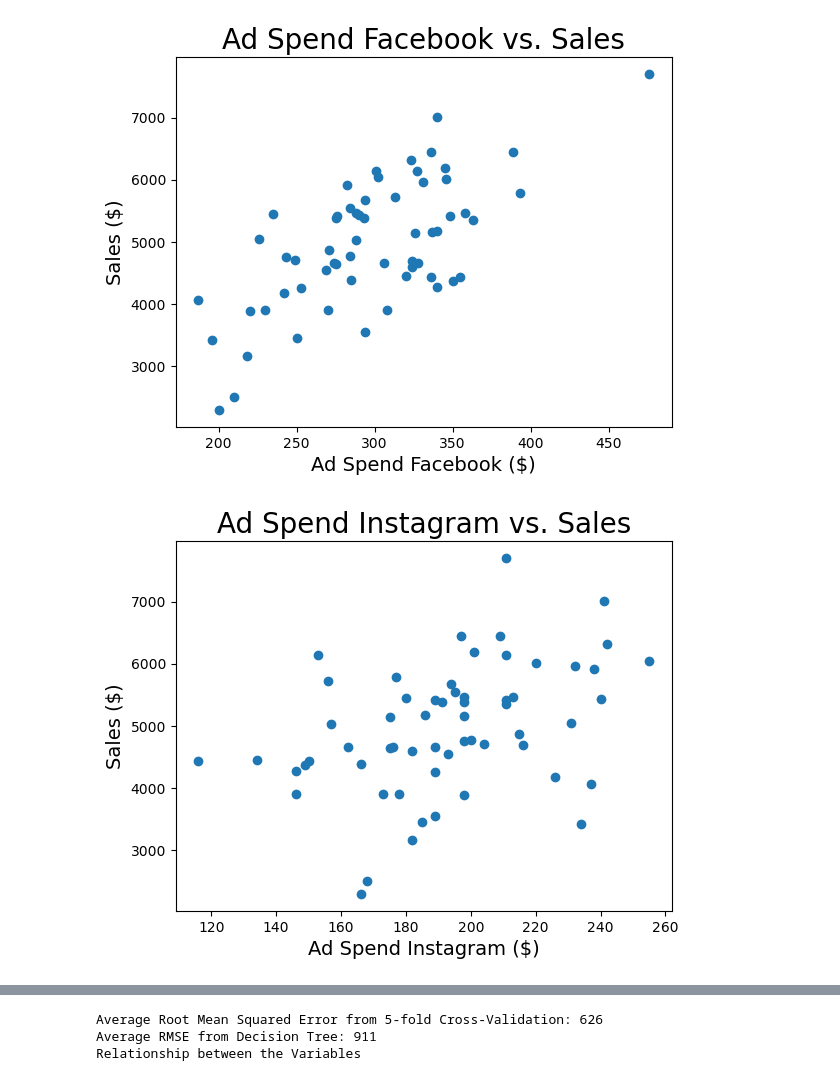
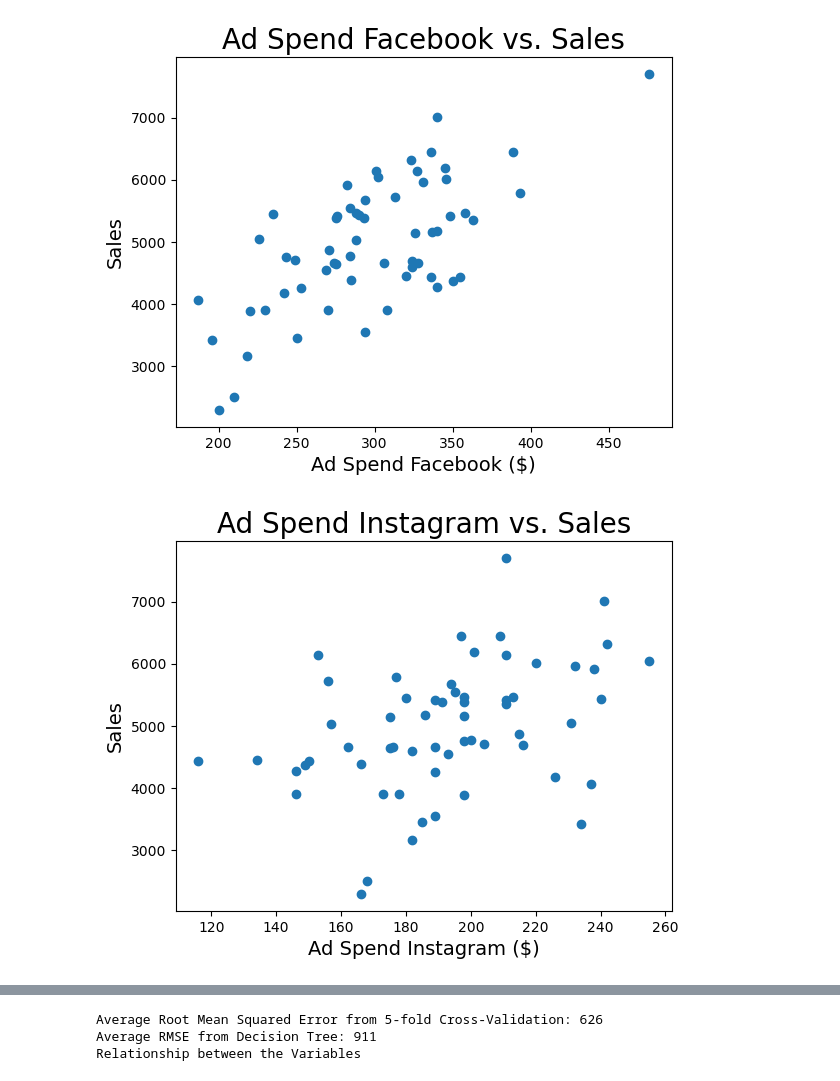
Before and after one commit to Elena-R-P/analytics, a Jupyter notebook: TechGear/TechGear.ipynb, the cells around one changed output, grey strips where cells are left out. Saved outputs shown, nothing was run; the diff lists cells and outputs as text; code cells hidden in the pictures.

```diff
--- a/TechGear/TechGear.ipynb
+++ b/TechGear/TechGear.ipynb
@@ -54,35 +55,35 @@ The average discount provided to customers: 12.38%
 # A scatter plot with Ad_Spend_Facebook on the x-axis and Sales on the y-axis
 plt.scatter(data['Ad_Spend_Facebook'], data['Sales'])
 # Label the x-axis as "Ad Spend Facebook"
 plt.xlabel('Ad Spend Facebook ($)', fontsize='14')
 # Label the y-axis as "Sales ($)"
-plt.ylabel('Sales ($)', fontsize='14')
+plt.ylabel('Sales', fontsize='14')
 # Set the title of the plot to 'Ad Spend Facebook vs. Sales'
 plt.title('Ad Spend Facebook vs. Sales', fontsize='20')
 # Display the plot
 plt.show()
 
 # A scatter plot with Ad_Spend_Instagram on the x-axis and Sales on the y-axis
 plt.scatter(data['Ad_Spend_Instagram'], data['Sales'])
 # Label the x-axis as "Ad Spend Instagram"
 plt.xlabel('Ad Spend Instagram ($)', fontsize='14')
 # Label the y-axis as "Sales ($)"
-plt.ylabel('Sales ($)', fontsize='14')
+plt.ylabel('Sales', fontsize='14')
 # Set the title of the plot to 'Ad Spend Instagram vs. Sales'
 plt.title('Ad Spend Instagram vs. Sales', fontsize='20')
 # Display the plot
 plt.show()
 
 # A scatter plot with Discount Rate on the x-axis and Sales on the y-axis
 plt.scatter(data['Discount_Rate'], data['Sales'])
 # Label the x-axis as "Discount Rate"
 plt.xlabel('Discount Rate ($)', fontsize='14')
 # Label the y-axis as "Sales ($)"
-plt.ylabel('Sales ($)', fontsize='14')
+plt.ylabel('Sales', fontsize='14')
 # Set the title of the plot to 'Discount Rate vs. Sales'
 plt.title('Discount Rate vs. Sales', fontsize='20')
 # Display the plot
 plt.show()
 # %% [output]
-[figure, old version]
+[figure, new version]
-[figure, old version]
+[figure, new version]
```
Also changed, not shown: parts of 5 cells of this notebook, 1 other file.
